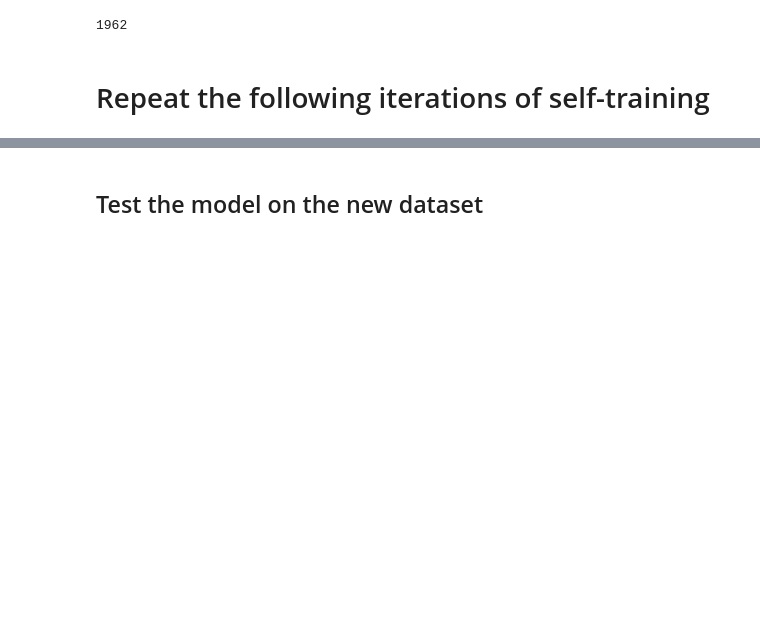
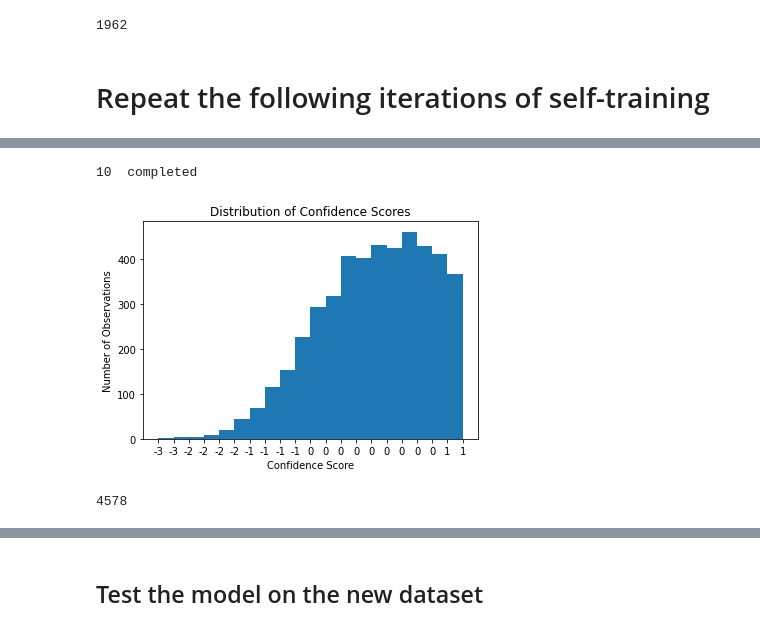
Before and after one commit to TruscaPetre/AAIT-Nosy-Missing-Labels, a Jupyter notebook: tutorial colab missing labels.ipynb, the cells around one changed output, grey strips where cells are left out. Saved outputs shown, nothing was run; the diff lists cells and outputs as text; code cells hidden in the pictures; blank space fills up the shorter version.

```diff
--- a/tutorial colab missing labels.ipynb
+++ b/tutorial colab missing labels.ipynb
@@ -542,28 +516,2 @@ for index, row in tqdm(df_labeled.iterrows(),total=n_keep):
 # %% [markdown]
 # Repeat the following iterations of self-training
-# %%
-def create_dataset():
-    data_dir = 'data/task1/labeled'
-    preprocess = transforms.Compose([
-    transforms.Resize(experiment_info["image_processing"]["resize"]),
-    transforms.ToTensor(),
-    transforms.Normalize(mean=experiment_info["image_processing"]["mean"],
-                         std=experiment_info["image_processing"]["std"]),
-    ])
-
-    image_dataset = datasets.ImageFolder(data_dir, preprocess)
-    dataloader  = torch.utils.data.DataLoader(
-        image_dataset,
-        batch_size = experiment_info["hyperparameters_data"]["batch_size"],
-        shuffle = experiment_info["hyperparameters_data"]["shuffle_dataloader"],
-        num_workers = experiment_info["hyperparameters_data"]["num_workers"]
-        )
-
-    class_names = image_dataset.classes
-    dataset_size = len(image_dataset)
-    return class_names, dataset_size, dataloader, image_dataset
-
-for num_iteration in range(1,10):
-    class_names, dataset_size, dataloader, image_dataset = create_dataset()
-
-    print(num_iteration)
@@ -582,0 +790,15 @@ for num_iteration in range(1,10):
+# %%
+num_iteration = 10
+model = train_new_model()
+path_m = f'/gdrive/MyDrive/checkpoints/missing_labels/model_it_{num_iteration}.pt'
+label_and_move_images(model)
+print(num_iteration, " completed")
+
+for num_iteration in range(11,15):
+    model = train_new_model()
+    # it may be tempting to train longer, but this may create bias due to
+    # using wrong labels that we have previously generated.
+    path_m = f'/gdrive/MyDrive/checkpoints/missing_labels/model_it_{num_iteration}.pt'
+    torch.save(model.state_dict(), path_m)
+    label_and_move_images(model)
+    print(num_iteration, " completed")
@@ -582,0 +850,11 @@ for num_iteration in range(1,10):
+# %%
+label_and_move_images(model)
+print(num_iteration, " completed")
+# %% [output]
+10  completed
+[figure, added]
+# %%
+destination_dir = 'data/task1/train_data/images/unlabeled/0'
+len(os.listdir(destination_dir))
+# %% [output]
+4578
```
Also changed, not shown: parts of 19 cells of this notebook.
